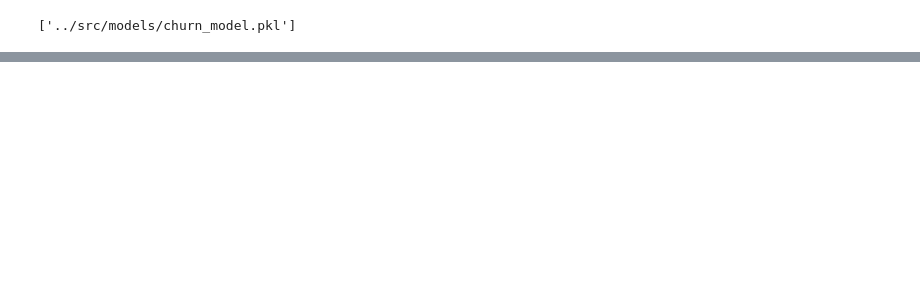
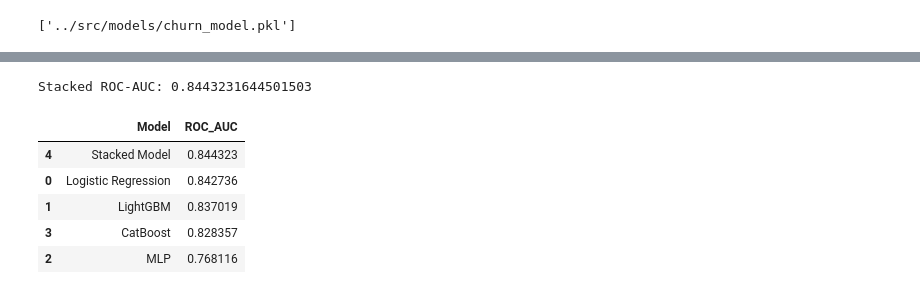
Before and after one commit to SrishtiPandey0714/segmentation-churn-retention-ml-project, a Jupyter notebook: notebooks/01_data_understanding_eda.ipynb, the cells around one changed output, grey strips where cells are left out. Cells and saved outputs as stored; diff of their text form; code cells hidden in the pictures; blank space fills up the shorter version.

```diff
--- a/notebooks/01_data_understanding_eda.ipynb
+++ b/notebooks/01_data_understanding_eda.ipynb
@@ -687,0 +795,9 @@ joblib.dump(best_model, "../src/models/churn_model.pkl")
+# %%
+from sklearn.linear_model import LogisticRegression
+from lightgbm import LGBMClassifier
+
+models = {
+    "lr": LogisticRegression(max_iter=5000),
+    "lgbm": LGBMClassifier(n_estimators=300),
+    "mlp": mlp_pipeline
+}
@@ -687,0 +850,45 @@ joblib.dump(best_model, "../src/models/churn_model.pkl")
+# %%
+meta_model = LogisticRegression()
+
+meta_model.fit(oof_preds, y_train)
+
+# Final predictions
+final_preds = meta_model.predict_proba(test_preds)[:,1]
+
+print("Stacked ROC-AUC:", roc_auc_score(y_test, final_preds))
+# %% [output]
+Stacked ROC-AUC: 0.8443231644501503
+# %%
+from sklearn.linear_model import LogisticRegression
+
+log_model = LogisticRegression(max_iter=5000)
+log_model.fit(X_train, y_train)
+
+y_prob_log = log_model.predict_proba(X_test)[:,1]
+# %%
+comparison = pd.DataFrame({
+    "Model": [
+        "Logistic Regression",
+        "LightGBM",
+        "MLP",
+        "CatBoost",
+        "Stacked Model"
+    ],
+
+    "ROC_AUC": [
+        roc_auc_score(y_test, y_prob_log),
+        roc_auc_score(y_test, y_prob_lgb),
+        roc_auc_score(y_test, y_prob_mlp),
+        roc_auc_score(y_test, y_prob_cat),
+        roc_auc_score(y_test, final_preds)
+    ]
+}).sort_values("ROC_AUC", ascending=False)
+
+comparison
+# %% [output]
+|  | Model | ROC_AUC |
+| 4 | Stacked Model | 0.844323 |
+| 0 | Logistic Regression | 0.842736 |
+| 1 | LightGBM | 0.837019 |
+| 3 | CatBoost | 0.828357 |
+| 2 | MLP | 0.768116 |
```
Also changed, not shown: parts of 21 cells of this notebook.
